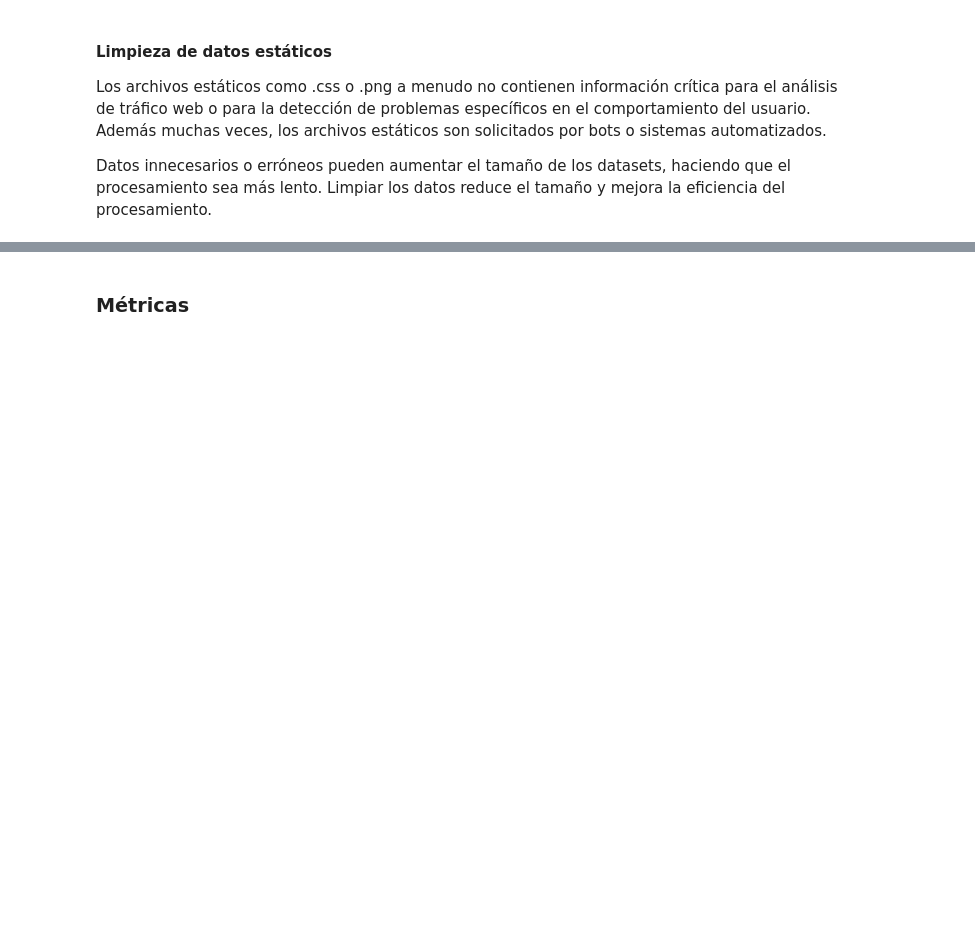
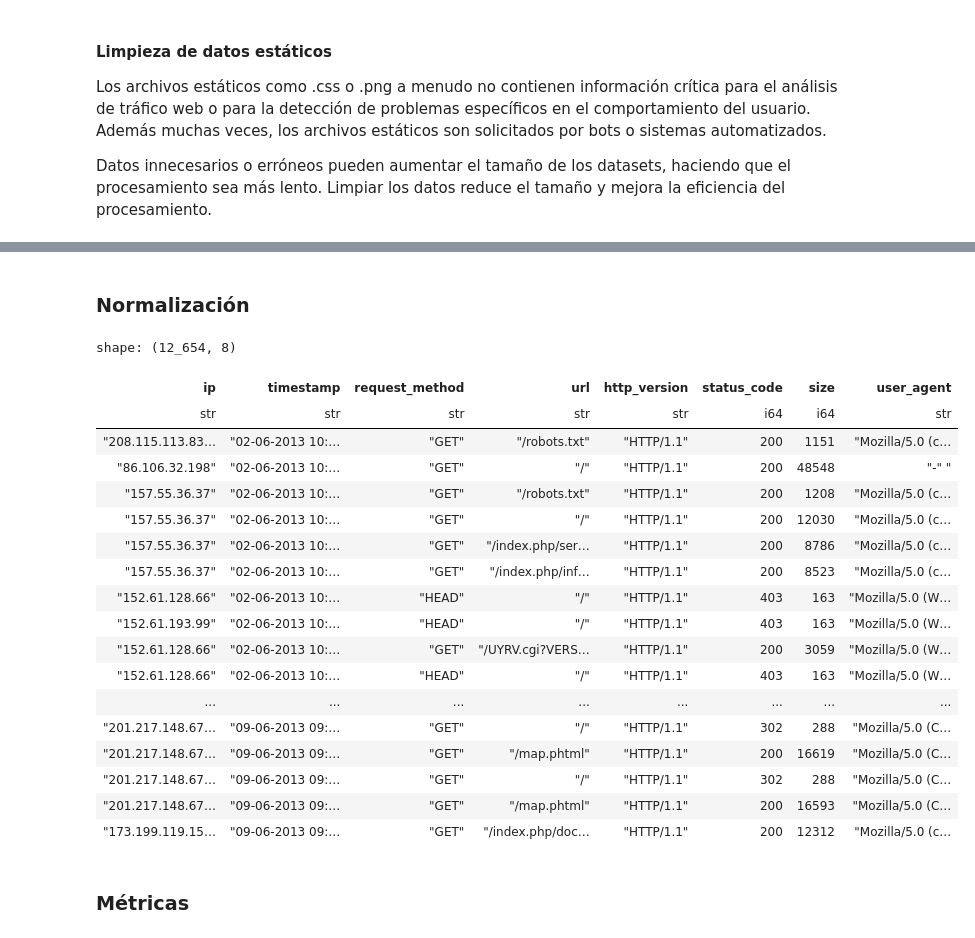
Before and after one commit to Sofia6074/Metricas_Geoportales_Maitena_Silvina_Sofia, a Jupyter notebook: Proyecto.ipynb, the cells around one changed output, grey strips where cells are left out. Saved outputs shown, nothing was run; the diff lists cells and outputs as text; code cells hidden in the pictures; blank space fills up the shorter version.

```diff
--- a/Proyecto.ipynb
+++ b/Proyecto.ipynb
@@ -339,10 +501,31 @@ Datos innecesarios o erróneos pueden aumentar el tamaño de los datasets, hacie
+# %% [markdown]
+### Normalización
 # %%
-# Limpieza de datos
-df_filtrado = filtrar_datos(df_no_peticiones_internas)
 df_limpio = formatear_fecha(df_filtrado)
 #print(df_cleaned) # .glimpse() para ver string completo
 
 df_limpio.write_csv("log_limpio.csv")
+df_limpio
+# %% [output]
+shape: (12_654, 8)
+| ip | timestamp | request_method | url | http_version | status_code | size | user_agent |
+| str | str | str | str | str | i64 | i64 | str |
+| "208.115.113.83… | "02-06-2013 10:… | "GET" | "/robots.txt" | "HTTP/1.1" | 200 | 1151 | "Mozilla/5.0 (c… |
+| "86.106.32.198" | "02-06-2013 10:… | "GET" | "/" | "HTTP/1.1" | 200 | 48548 | "-" " |
+| "157.55.36.37" | "02-06-2013 10:… | "GET" | "/robots.txt" | "HTTP/1.1" | 200 | 1208 | "Mozilla/5.0 (c… |
+| "157.55.36.37" | "02-06-2013 10:… | "GET" | "/" | "HTTP/1.1" | 200 | 12030 | "Mozilla/5.0 (c… |
+| "157.55.36.37" | "02-06-2013 10:… | "GET" | "/index.php/ser… | "HTTP/1.1" | 200 | 8786 | "Mozilla/5.0 (c… |
+| "157.55.36.37" | "02-06-2013 10:… | "GET" | "/index.php/inf… | "HTTP/1.1" | 200 | 8523 | "Mozilla/5.0 (c… |
+| "152.61.128.66" | "02-06-2013 10:… | "HEAD" | "/" | "HTTP/1.1" | 403 | 163 | "Mozilla/5.0 (W… |
+| "152.61.193.99" | "02-06-2013 10:… | "HEAD" | "/" | "HTTP/1.1" | 403 | 163 | "Mozilla/5.0 (W… |
+| "152.61.128.66" | "02-06-2013 10:… | "GET" | "/UYRV.cgi?VERS… | "HTTP/1.1" | 200 | 3059 | "Mozilla/5.0 (W… |
+| "152.61.128.66" | "02-06-2013 10:… | "HEAD" | "/" | "HTTP/1.1" | 403 | 163 | "Mozilla/5.0 (W… |
+| ... | ... | ... | ... | ... | ... | ... | ... |
+| "201.217.148.67… | "09-06-2013 09:… | "GET" | "/" | "HTTP/1.1" | 302 | 288 | "Mozilla/5.0 (C… |
+| "201.217.148.67… | "09-06-2013 09:… | "GET" | "/map.phtml" | "HTTP/1.1" | 200 | 16619 | "Mozilla/5.0 (C… |
+| "201.217.148.67… | "09-06-2013 09:… | "GET" | "/" | "HTTP/1.1" | 302 | 288 | "Mozilla/5.0 (C… |
+| "201.217.148.67… | "09-06-2013 09:… | "GET" | "/map.phtml" | "HTTP/1.1" | 200 | 16593 | "Mozilla/5.0 (C… |
+| "173.199.119.15… | "09-06-2013 09:… | "GET" | "/index.php/doc… | "HTTP/1.1" | 200 | 12312 | "Mozilla/5.0 (c… |
 # %% [markdown]
 ### Métricas
 # %% [markdown]
```
Also changed, not shown: parts of 26 cells of this notebook.
